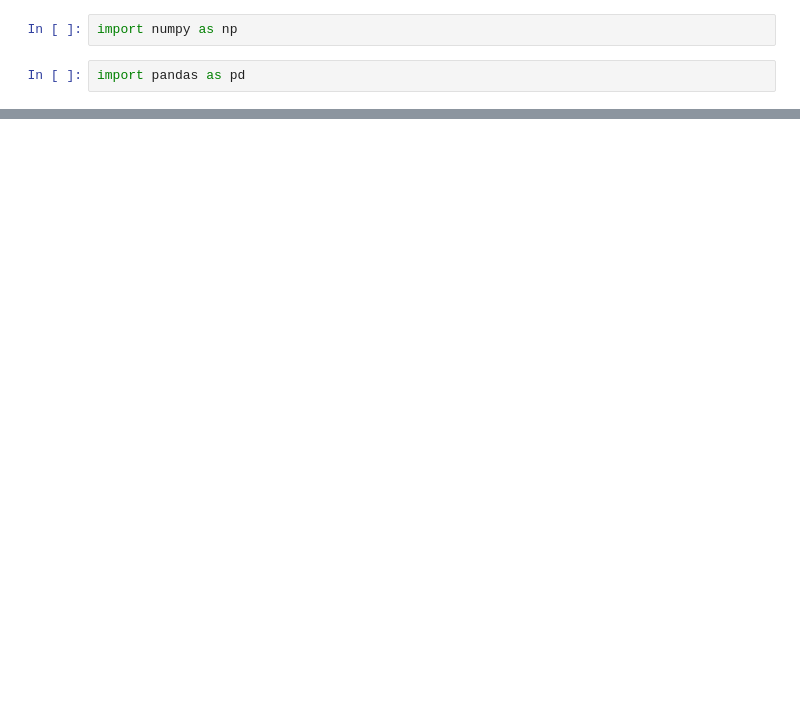
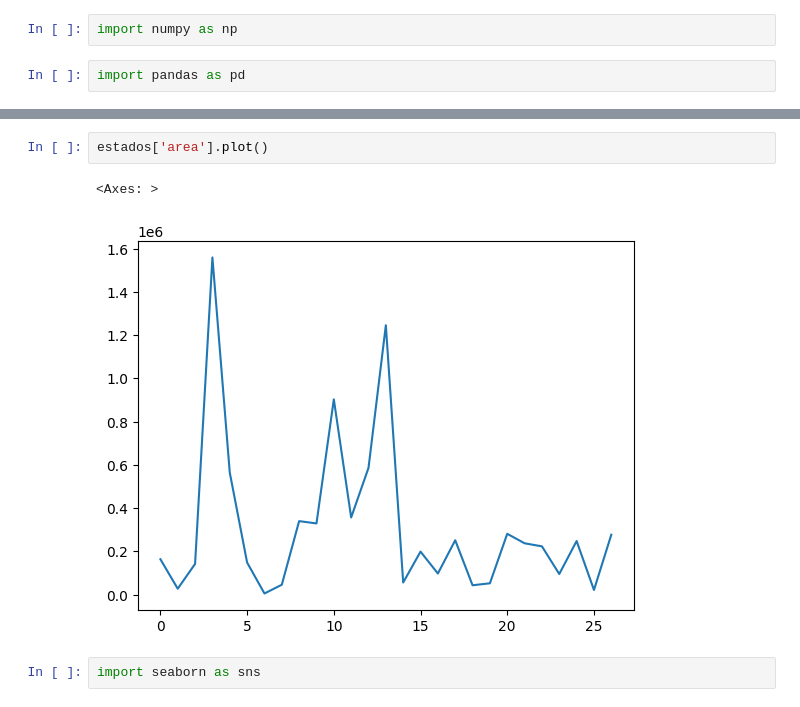
Before and after one commit to EnzoCavig/gci2023, a Jupyter notebook: GCI - Aula 03.ipynb, the cells around one changed output, grey strips where cells are left out. Saved outputs shown, nothing was run; the diff lists cells and outputs as text; blank space fills up the shorter version.

```diff
--- a/GCI - Aula 03.ipynb
+++ b/GCI - Aula 03.ipynb
@@ -12,0 +61,7 @@ FileNotFoundError: [Errno 2] No such file or directory: 'brasil_estados.csv'
+# %%
+estados['area'].plot()
+# %% [output]
+<Axes: >
+[figure, added]
+# %%
+import seaborn as sns
```
Also changed, not shown: parts of 12 cells of this notebook, 2 other files.
